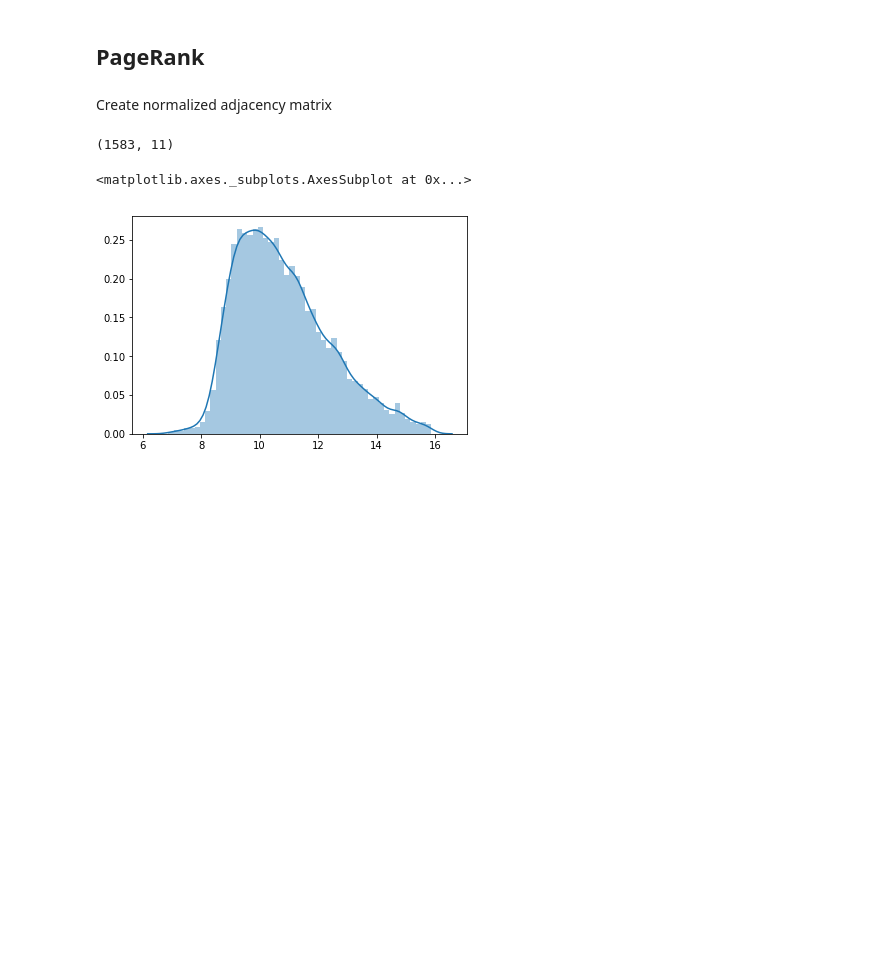
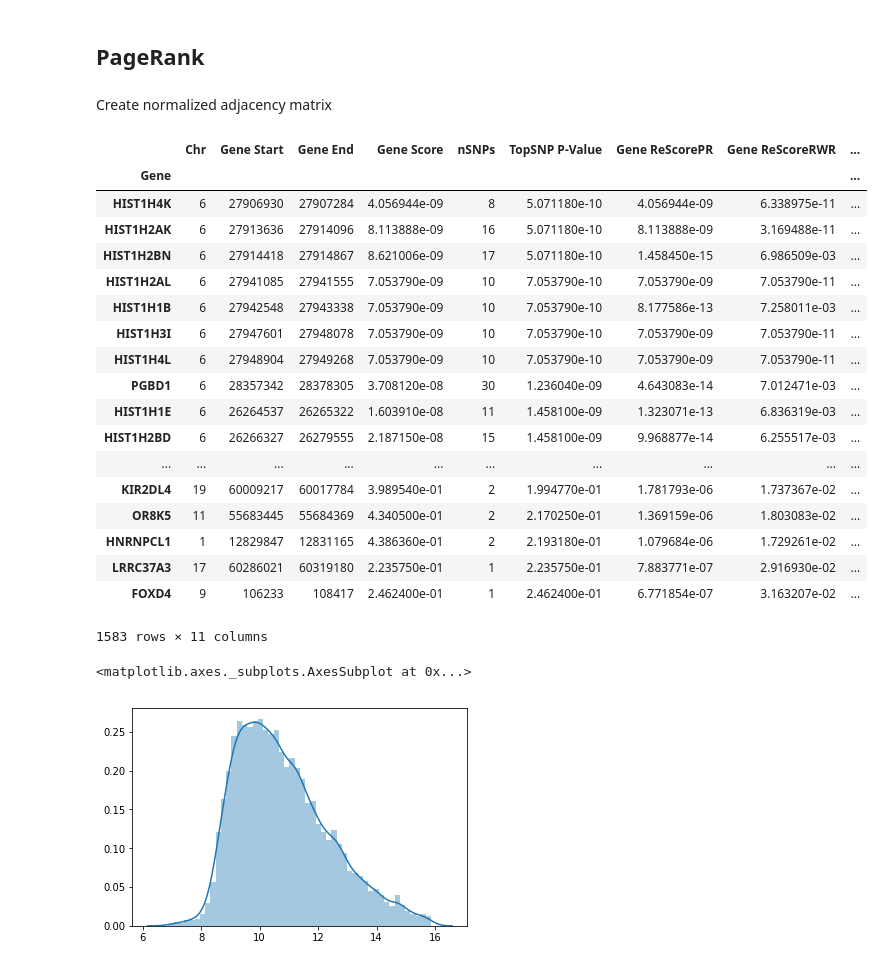
Before and after one commit to kkchau/NetGWAS, a Jupyter notebook: work/NetworkGWAS.ipynb, the cells around one changed output. Cells and saved outputs as stored; diff of their text form; code cells hidden in the pictures; blank space fills up the shorter version.

```diff
--- a/work/NetworkGWAS.ipynb
+++ b/work/NetworkGWAS.ipynb
@@ -206,9 +206,27 @@ gene_summaries["Gene ReScorePR"] = [pagerank[_] * gene_summaries.loc[_, "Gene Sc
                                     if _ in pagerank else gene_summaries.loc[_, "Gene Score"]
                                     for _ in gene_summaries.index]
 # %%
-gene_summaries[gene_summaries["Gene ReScorePR"] <= new_threshold].shape
+gene_summaries[gene_summaries["Gene ReScorePR"] <= new_threshold]
 # %% [output]
+|  | Chr | Gene Start | Gene End | Gene Score | nSNPs | TopSNP P-Value | Gene ReScorePR | Gene ReScoreRWR | ... |
+| Gene |  |  |  |  |  |  |  |  | ... |
+| HIST1H4K | 6 | 27906930 | 27907284 | 4.056944e-09 | 8 | 5.071180e-10 | 4.056944e-09 | 6.338975e-11 | ... |
+| HIST1H2AK | 6 | 27913636 | 27914096 | 8.113888e-09 | 16 | 5.071180e-10 | 8.113888e-09 | 3.169488e-11 | ... |
+| HIST1H2BN | 6 | 27914418 | 27914867 | 8.621006e-09 | 17 | 5.071180e-10 | 1.458450e-15 | 6.986509e-03 | ... |
+| HIST1H2AL | 6 | 27941085 | 27941555 | 7.053790e-09 | 10 | 7.053790e-10 | 7.053790e-09 | 7.053790e-11 | ... |
+| HIST1H1B | 6 | 27942548 | 27943338 | 7.053790e-09 | 10 | 7.053790e-10 | 8.177586e-13 | 7.258011e-03 | ... |
+| HIST1H3I | 6 | 27947601 | 27948078 | 7.053790e-09 | 10 | 7.053790e-10 | 7.053790e-09 | 7.053790e-11 | ... |
+| HIST1H4L | 6 | 27948904 | 27949268 | 7.053790e-09 | 10 | 7.053790e-10 | 7.053790e-09 | 7.053790e-11 | ... |
+| PGBD1 | 6 | 28357342 | 28378305 | 3.708120e-08 | 30 | 1.236040e-09 | 4.643083e-14 | 7.012471e-03 | ... |
+| HIST1H1E | 6 | 26264537 | 26265322 | 1.603910e-08 | 11 | 1.458100e-09 | 1.323071e-13 | 6.836319e-03 | ... |
+| HIST1H2BD | 6 | 26266327 | 26279555 | 2.187150e-08 | 15 | 1.458100e-09 | 9.968877e-14 | 6.255517e-03 | ... |
+| ... | ... | ... | ... | ... | ... | ... | ... | ... | ... |
+| KIR2DL4 | 19 | 60009217 | 60017784 | 3.989540e-01 | 2 | 1.994770e-01 | 1.781793e-06 | 1.737367e-02 | ... |
+| OR8K5 | 11 | 55683445 | 55684369 | 4.340500e-01 | 2 | 2.170250e-01 | 1.369159e-06 | 1.803083e-02 | ... |
+| HNRNPCL1 | 1 | 12829847 | 12831165 | 4.386360e-01 | 2 | 2.193180e-01 | 1.079684e-06 | 1.729261e-02 | ... |
+| LRRC37A3 | 17 | 60286021 | 60319180 | 2.235750e-01 | 1 | 2.235750e-01 | 7.883771e-07 | 2.916930e-02 | ... |
+| FOXD4 | 9 | 106233 | 108417 | 2.462400e-01 | 1 | 2.462400e-01 | 6.771854e-07 | 3.163207e-02 | ... |
-(1583, 11)
+1583 rows × 11 columns
 # %%
 sns.distplot(-np.log(list(pagerank.values())))
 # %% [output]
```
Also changed, not shown: parts of 2 cells of this notebook, 8 other files.
